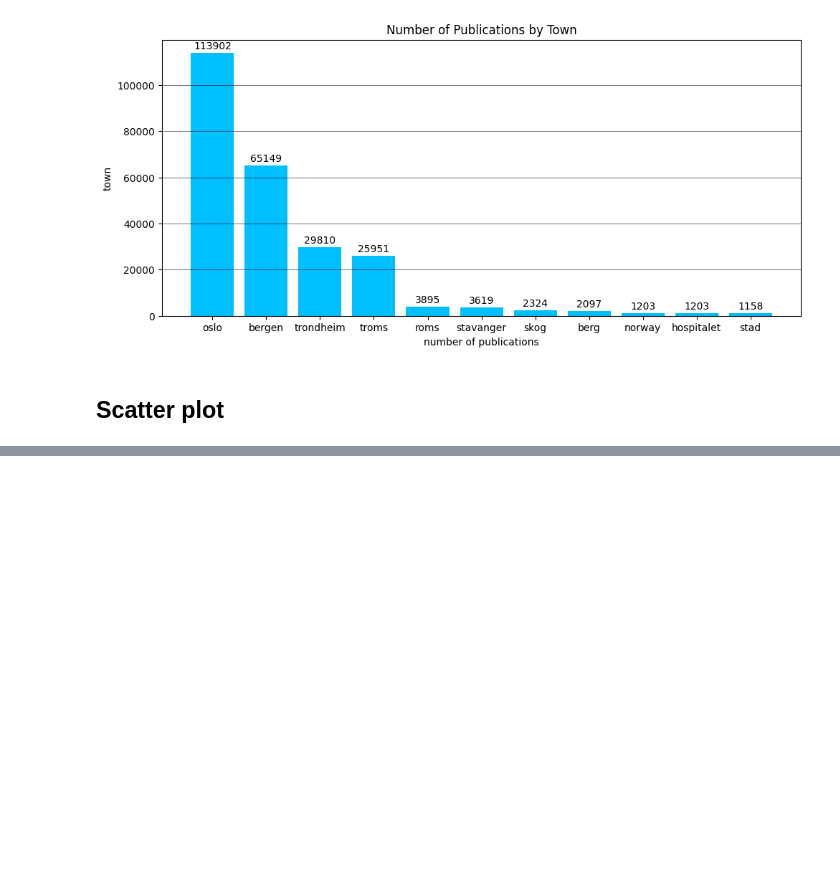
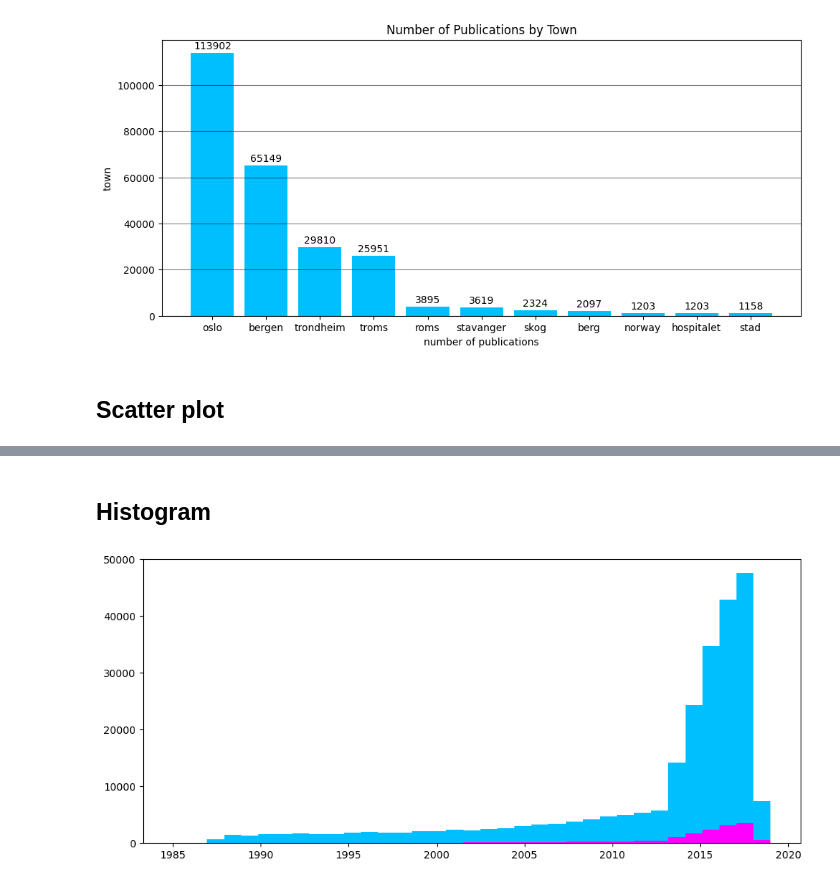
Before and after one commit to Azalurg/Data-Science-and-ML, a Jupyter notebook: matplotlib_project.ipynb, the cells around one changed output, grey strips where cells are left out. Saved outputs shown, nothing was run; the diff lists cells and outputs as text; code cells hidden in the pictures; blank space fills up the shorter version.

Commit message:
Add Histogram

```diff
--- a/matplotlib_project.ipynb
+++ b/matplotlib_project.ipynb
@@ -71,0 +72,16 @@ plt.show()
+# %% [markdown]
+## Histogram
+# %%
+df['gender'] = df['firstname'].apply(lambda x: str(x)[-1] not in ['a'])
+
+fig, ax = plt.subplots()
+
+fig.set_figheight(5)
+fig.set_figwidth(11.5)
+
+ax.hist(df.query("gender == True and 1985 <= year <= 2024")["year"], bins=35, color="deepskyblue")
+ax.hist(df.query("gender == False and 1985 <= year <= 2024")["year"], bins=35, color="magenta")
+
+plt.show()
+# %% [output]
+[figure, added]
```
Also changed, not shown: parts of 1 cell of this notebook.
